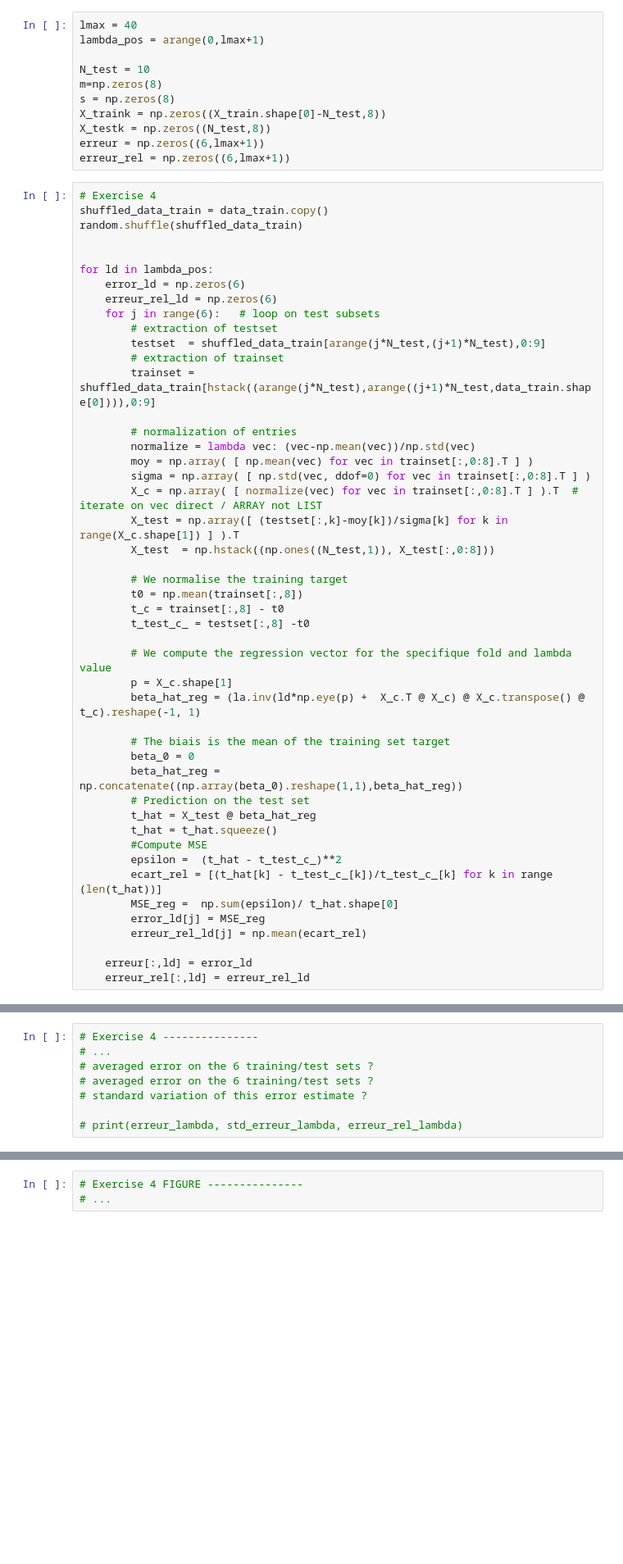
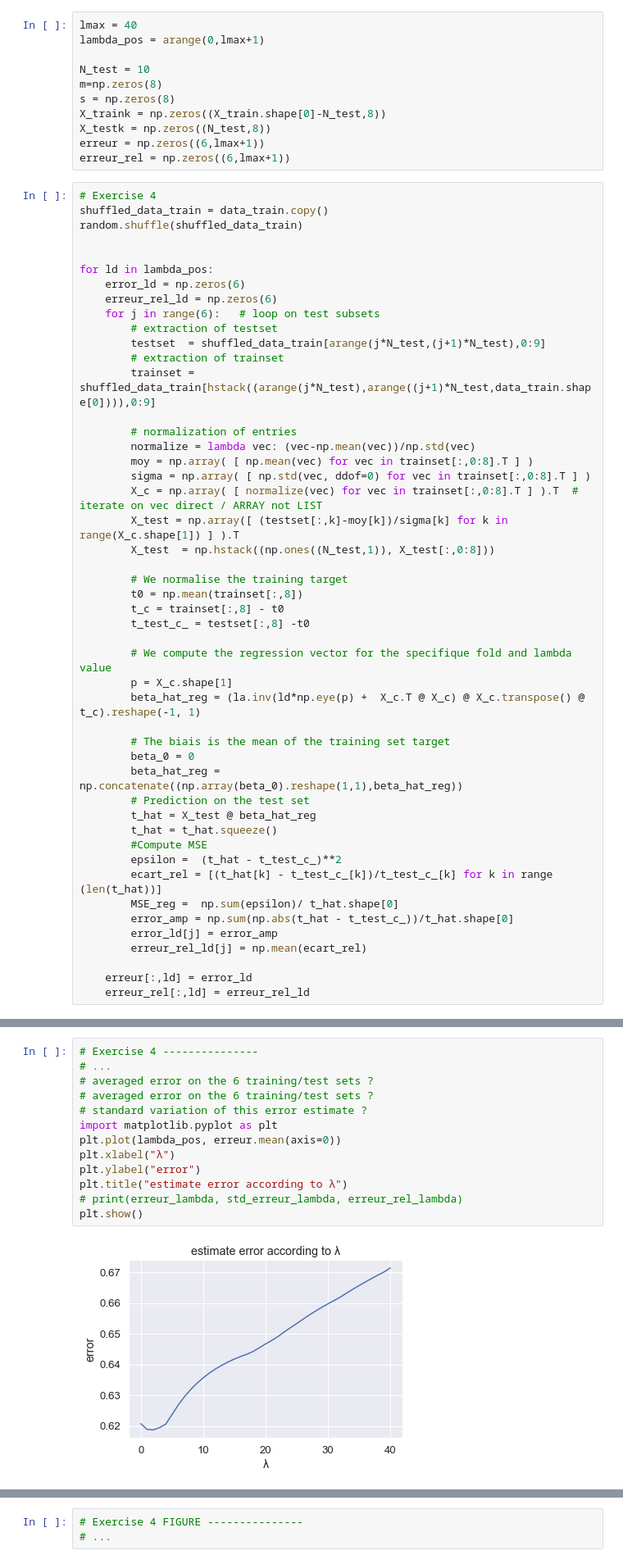
Before and after one commit to jeremdesno/python_sdia, a Jupyter notebook: TP A&D/TP1_LinearRegression.ipynb, the cells around one changed output, grey strips where cells are left out. Shown at 82% size. Saved outputs shown, nothing was run; the diff lists cells and outputs as text; blank space fills up the shorter version.

Commit message:
tp 1 A&D
with curves

```diff
--- a/TP A&D/TP1_LinearRegression.ipynb
+++ b/TP A&D/TP1_LinearRegression.ipynb
@@ -498,7 +498,8 @@ for ld in lambda_pos:
         epsilon =  (t_hat - t_test_c_)**2
         ecart_rel = [(t_hat[k] - t_test_c_[k])/t_test_c_[k] for k in range (len(t_hat))]
         MSE_reg =  np.sum(epsilon)/ t_hat.shape[0]
-        error_ld[j] = MSE_reg
+        error_amp = np.sum(np.abs(t_hat - t_test_c_))/t_hat.shape[0]
+        error_ld[j] = error_amp
         erreur_rel_ld[j] = np.mean(ecart_rel)
 
     erreur[:,ld] = error_ld
@@ -530,8 +535,15 @@ array([-0.68160628, -0.66244795, -0.6466826 , -0.63362575, -0.6227611 ,
 # %%
 # Exercise 4 ---------------
 # ...
 # averaged error on the 6 training/test sets ?
 # averaged error on the 6 training/test sets ?
 # standard variation of this error estimate ?
-
+import matplotlib.pyplot as plt
+plt.plot(lambda_pos, erreur.mean(axis=0))
+plt.xlabel("λ")
+plt.ylabel("error")
+plt.title("estimate error according to λ")
 # print(erreur_lambda, std_erreur_lambda, erreur_rel_lambda)
+plt.show()
+# %% [output]
+[figure, added]
```
Also changed, not shown: parts of 13 cells of this notebook.
